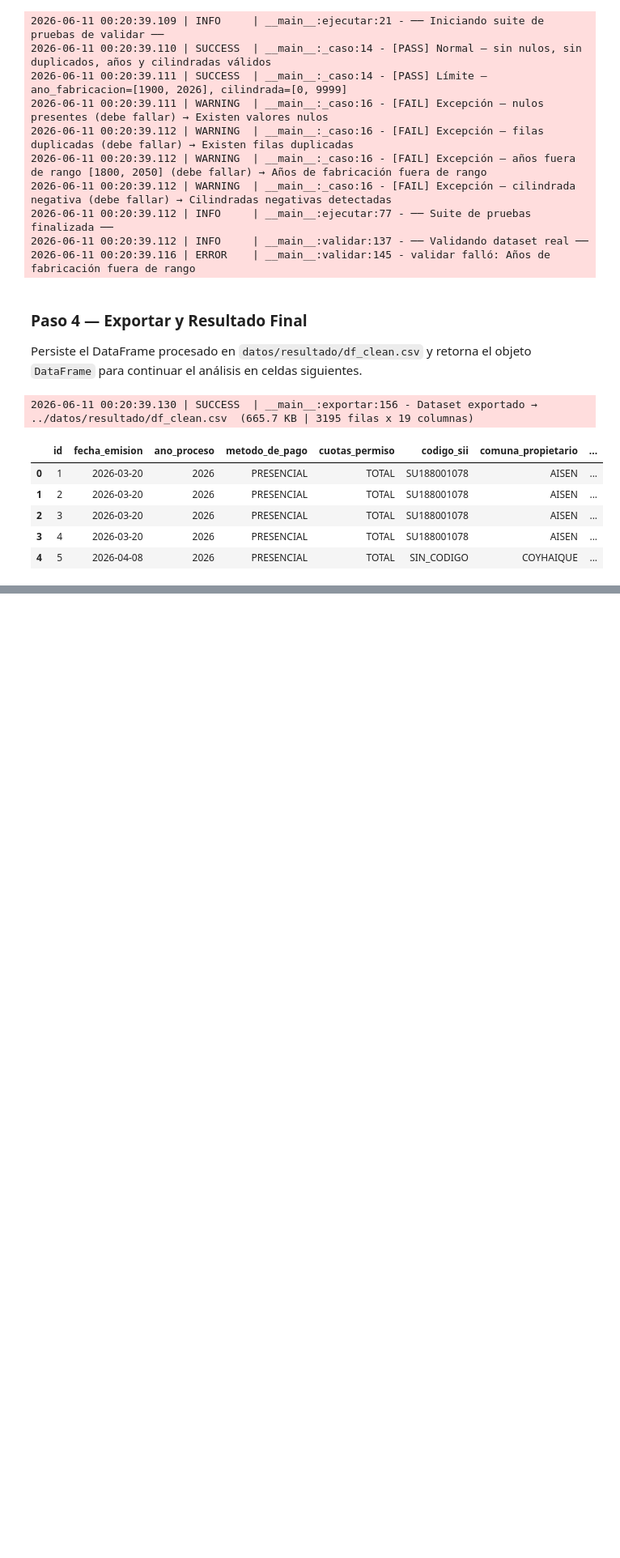
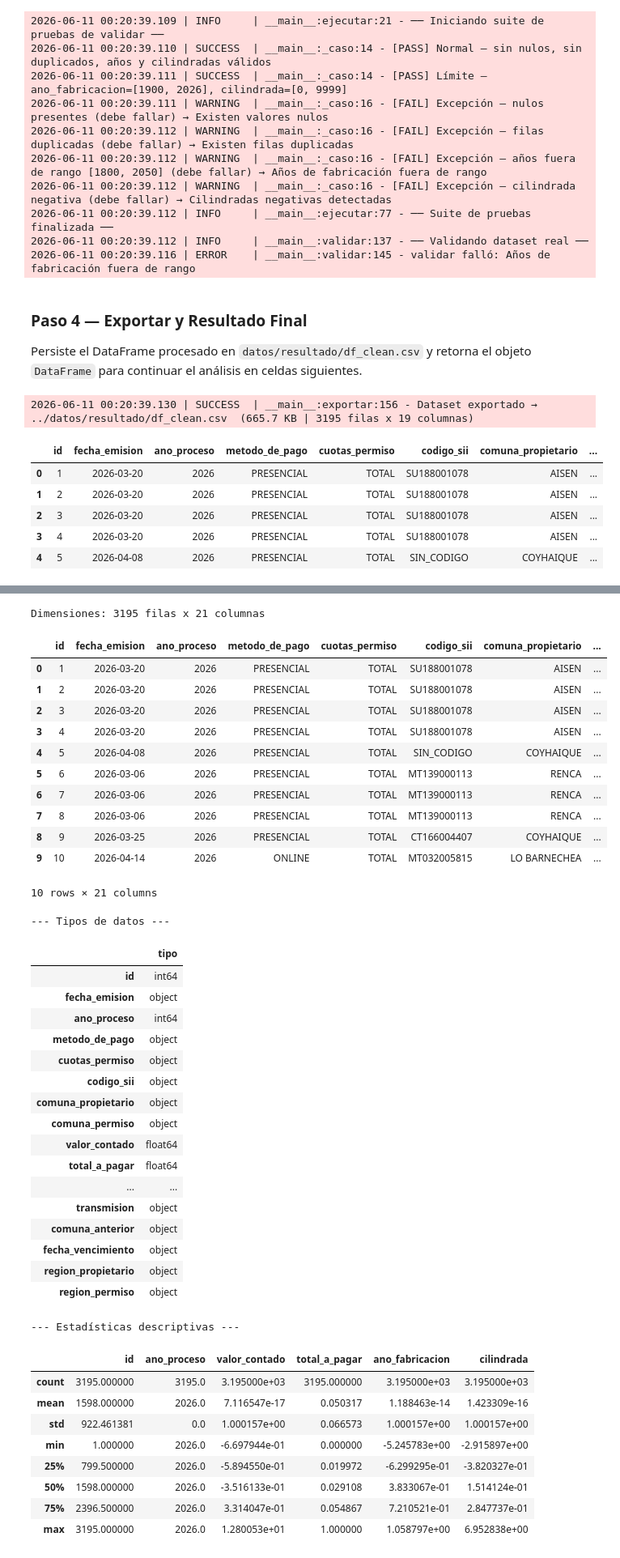
Before and after one commit to hwsaez-code/unab-magister-pro-ciencia-datos-MCDI500, a Jupyter notebook: notebook/Notebook_F3_POO.ipynb, the cells around one changed output, grey strips where cells are left out. Shown at 81% size. Saved outputs shown, nothing was run; the diff lists cells and outputs as text; code cells hidden in the pictures; blank space fills up the shorter version.

```diff
--- a/notebook/Notebook_F3_POO.ipynb
+++ b/notebook/Notebook_F3_POO.ipynb
@@ -729,0 +925,15 @@ df_listo.head()
+# %%
+# Sincronizar el df enriquecido de vuelta al Preprocesador
+pipe.df = df_listo
+
+# Re-exportar y obtener resultado usando el Preprocesador (genérico y reutilizable)
+df_listo = (pipe
+            .exportar('../datos/resultado/df_clean.csv')
+            .resultado())
+
+# Explorar el dataset enriquecido con las columnas nuevas
+Explorador(df_listo).explorar()
+
+# Verificación final
+logger.success(f"Dataset enriquecido — {df_listo.shape[1]} columnas: {df_listo.columns.tolist()}")
+# %% [output]
@@ -729,0 +942,41 @@ df_listo.head()
+Dimensiones: 3195 filas x 21 columnas
+|  | id | fecha_emision | ano_proceso | metodo_de_pago | cuotas_permiso | codigo_sii | comuna_propietario | ... |
+| 0 | 1 | 2026-03-20 | 2026 | PRESENCIAL | TOTAL | SU188001078 | AISEN | ... |
+| 1 | 2 | 2026-03-20 | 2026 | PRESENCIAL | TOTAL | SU188001078 | AISEN | ... |
+| 2 | 3 | 2026-03-20 | 2026 | PRESENCIAL | TOTAL | SU188001078 | AISEN | ... |
+| 3 | 4 | 2026-03-20 | 2026 | PRESENCIAL | TOTAL | SU188001078 | AISEN | ... |
+| 4 | 5 | 2026-04-08 | 2026 | PRESENCIAL | TOTAL | SIN_CODIGO | COYHAIQUE | ... |
+| 5 | 6 | 2026-03-06 | 2026 | PRESENCIAL | TOTAL | MT139000113 | RENCA | ... |
+| 6 | 7 | 2026-03-06 | 2026 | PRESENCIAL | TOTAL | MT139000113 | RENCA | ... |
+| 7 | 8 | 2026-03-06 | 2026 | PRESENCIAL | TOTAL | MT139000113 | RENCA | ... |
+| 8 | 9 | 2026-03-25 | 2026 | PRESENCIAL | TOTAL | CT166004407 | COYHAIQUE | ... |
+| 9 | 10 | 2026-04-14 | 2026 | ONLINE | TOTAL | MT032005815 | LO BARNECHEA | ... |
+10 rows × 21 columns
+--- Tipos de datos ---
+|  | tipo |
+| id | int64 |
+| fecha_emision | object |
+| ano_proceso | int64 |
+| metodo_de_pago | object |
+| cuotas_permiso | object |
+| codigo_sii | object |
+| comuna_propietario | object |
+| comuna_permiso | object |
+| valor_contado | float64 |
+| total_a_pagar | float64 |
+| ... | ... |
+| transmision | object |
+| comuna_anterior | object |
+| fecha_vencimiento | object |
+| region_propietario | object |
+| region_permiso | object |
+--- Estadísticas descriptivas ---
+|  | id | ano_proceso | valor_contado | total_a_pagar | ano_fabricacion | cilindrada |
+| count | 3195.000000 | 3195.0 | 3.195000e+03 | 3195.000000 | 3.195000e+03 | 3.195000e+03 |
+| mean | 1598.000000 | 2026.0 | 7.116547e-17 | 0.050317 | 1.188463e-14 | 1.423309e-16 |
+| std | 922.461381 | 0.0 | 1.000157e+00 | 0.066573 | 1.000157e+00 | 1.000157e+00 |
+| min | 1.000000 | 2026.0 | -6.697944e-01 | 0.000000 | -5.245783e+00 | -2.915897e+00 |
+| 25% | 799.500000 | 2026.0 | -5.894550e-01 | 0.019972 | -6.299295e-01 | -3.820327e-01 |
+| 50% | 1598.000000 | 2026.0 | -3.516133e-01 | 0.029108 | 3.833067e-01 | 1.514124e-01 |
+| 75% | 2396.500000 | 2026.0 | 3.314047e-01 | 0.054867 | 7.210521e-01 | 2.847737e-01 |
+| max | 3195.000000 | 2026.0 | 1.280053e+01 | 1.000000 | 1.058797e+00 | 6.952838e+00 |
```
Also changed, not shown: parts of 6 cells of this notebook, 2 other files.
